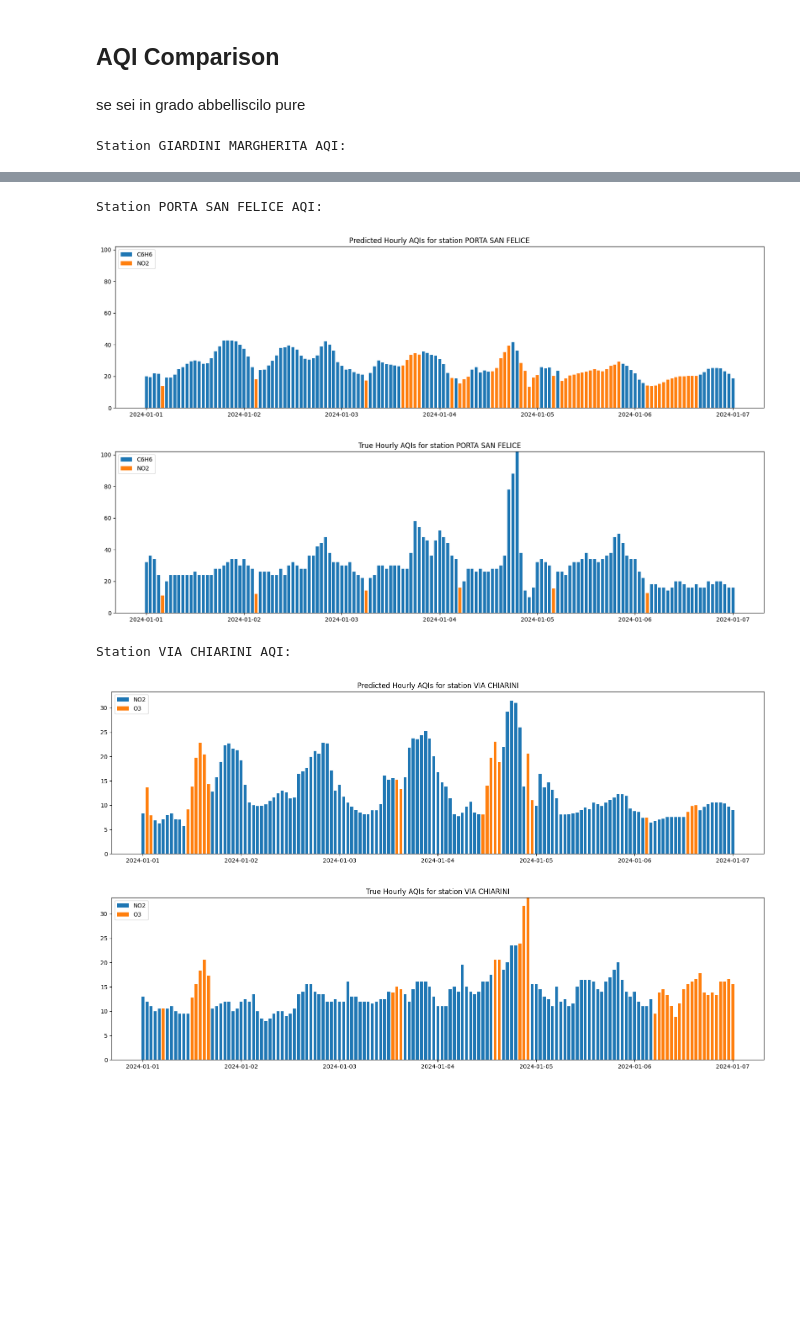
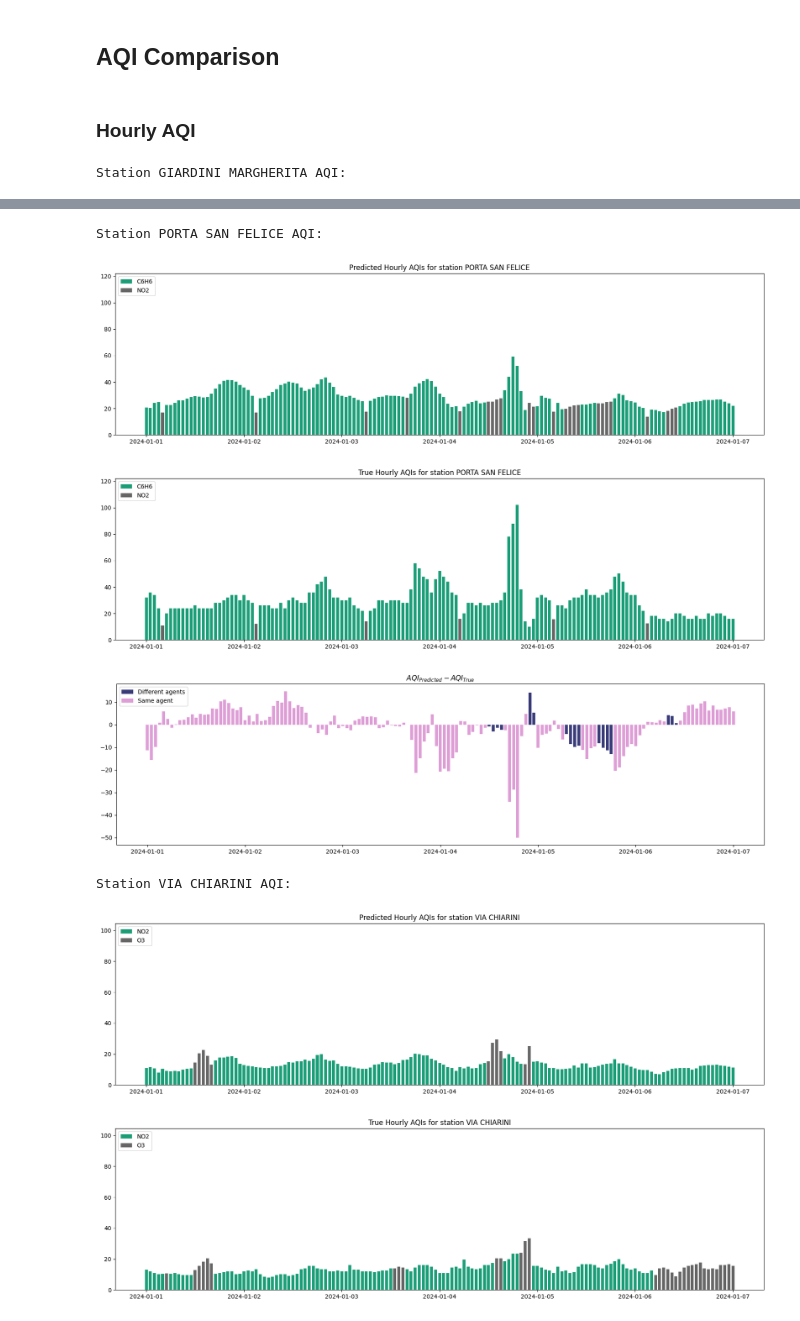
Before and after one commit to davidesonno/AII-project, a Jupyter notebook: 6-agents-estimations.ipynb, the cells around one changed output, grey strips where cells are left out. Cells and saved outputs as stored; diff of their text form; code cells hidden in the pictures; blank space fills up the shorter version.

```diff
--- a/6-agents-estimations.ipynb
+++ b/6-agents-estimations.ipynb
@@ -186,6 +335,9 @@ true_AQIs_daily = {
                         breakpoints=True
                         ) for agent in test_sets[s].keys()} for s in test_sets
 }
+
+true_AQI_daily = merge_AQIs(true_AQIs_daily, period='day')
+
 true_AQIs_hourly = {
     s: {agent: get_AQI(test_sets[s][agent]['y'],
                        agent=agent,
@@ -195,7 +347,21 @@ true_AQIs_hourly = {
                        include_hourly_pm=False
                        ) for agent in test_sets[s].keys()} for s in test_sets
 }
+
+true_AQI_hourly = merge_AQIs(true_AQIs_hourly, period='hour')
+# %%
+def AQI_difference(pred, true):
+    diff = pd.DataFrame(pred['AQI'] - true['AQI'])
+    diff['agent'] = (pred['agent'] == true['agent']
+                        ).astype(int).apply(lambda x: 'Same agent' if x else 'Different agents')
+
+    return diff
+# %%
+AQI_diff_daily = {}
+AQI_diff_hourly = {}
+
+for station in true_AQI_hourly:
+    AQI_diff_daily[station] = AQI_difference(pred_AQI_daily[station], true_AQI_daily[station])
+    AQI_diff_hourly[station] = AQI_difference(pred_AQI_hourly[station], true_AQI_hourly[station])
 # %% [markdown]
 ## AQI Comparison
-# %% [markdown]
-se sei in grado abbelliscilo pure
@@ -202,23 +376,25 @@ se sei in grado abbelliscilo pure
+# %% [markdown]
+### Hourly AQI
 # %%
 start=datetime(2024,1,1)
 end=datetime(2024,1,7)
 
 for station in true_AQIs_hourly:
     print(f'Station {station} AQI:')
-    pred_ymax, true_ymax = 0,0
-    for agent in true_AQIs_hourly[station].values():
-        if len(agent)>0:
-            tmp = max(agent['AQI'][(agent['AQI'].index>=start)&(agent['AQI'].index<=end)])
-            if tmp>true_ymax:
-                true_ymax = tmp
-    for agent in pred_AQIs_hourly[station].values():
-        if len(agent)>0:
-            tmp = max(agent['AQI'][(agent['AQI'].index>=start)&(agent['AQI'].index<=end)])
-            if tmp>pred_ymax:
-                pred_ymax = tmp
+    pred_ymax, true_ymax = pred_AQI_hourly[station]['AQI'].max(),true_AQI_hourly[station]['AQI'].max()
     ylims = [0, max(pred_ymax, true_ymax)]
 
-    plot_AQI(pred_AQIs_hourly[station], period='hour',title=f'Predicted Hourly AQIs for station {station}', figsize=(20, 5), s=start,e=end,ylims=ylims)
-    plot_AQI(true_AQIs_hourly[station], period='hour',title=f'True Hourly AQIs for station {station}', figsize=(20, 5), s=start,e=end,ylims=ylims)
+    plot_AQI(
+        station_AQI=[
+            pred_AQI_hourly[station],
+            true_AQI_hourly[station],
+            AQI_diff_hourly[station]
+        ],
+        title=[
+            f'Predicted Hourly AQIs for station {station}',
+            f'True Hourly AQIs for station {station}',
+            r'$AQI_{Predicted} - AQI_{True}$'
+        ],
+        figsize=(20, 5), s=start, e=end, ylims=ylims)
 # %% [output]
 Station GIARDINI MARGHERITA AQI:
@@ -227,6 +404,7 @@ Station GIARDINI MARGHERITA AQI:
 Station PORTA SAN FELICE AQI:
-[figure, old version]
-[figure, old version]
+[figure, new version]
-Station VIA CHIARINI AQI:
-[figure, old version]
+[figure, new version]
-[figure, old version]
+[figure, new version]
+Station VIA CHIARINI AQI:
+[figure, added]
+[figure, added]
```
Also changed, not shown: parts of 24 cells of this notebook, 3 other files.
